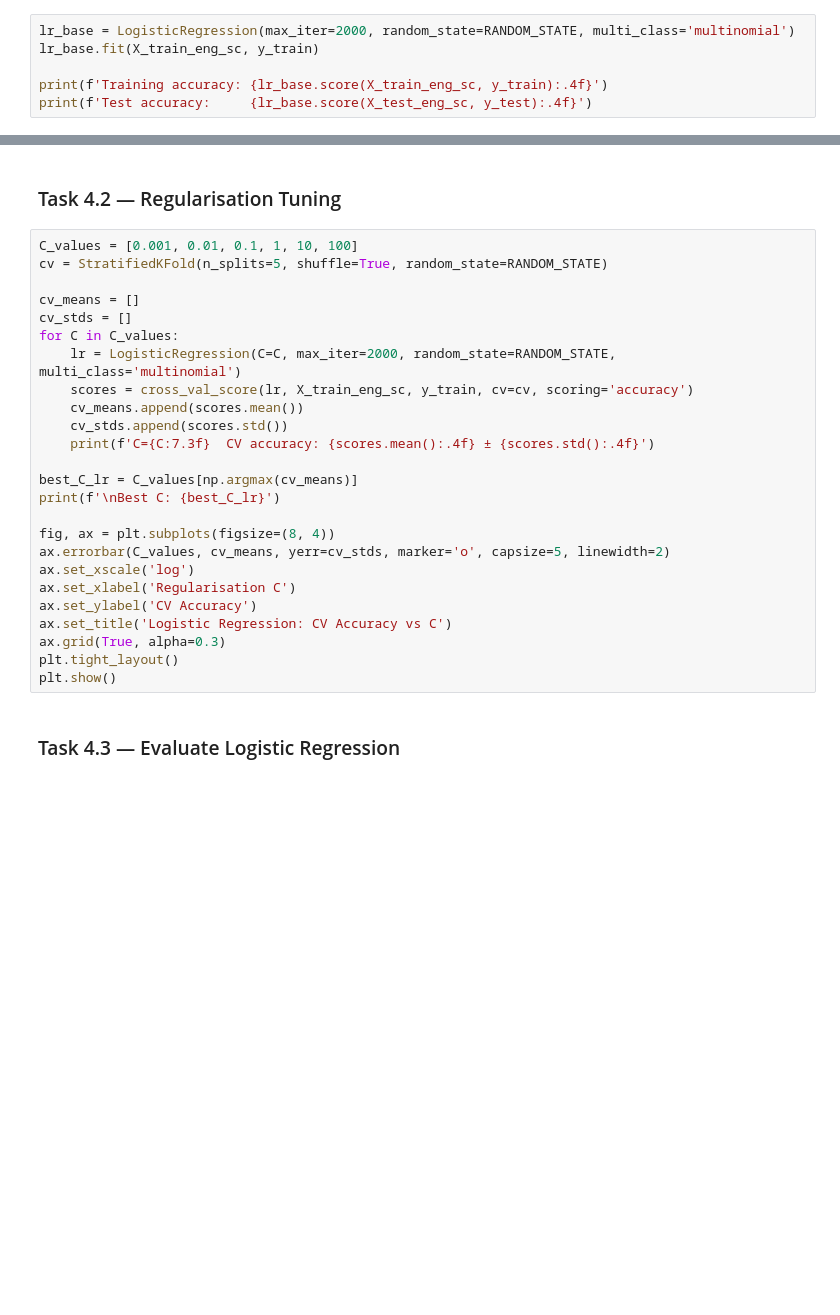
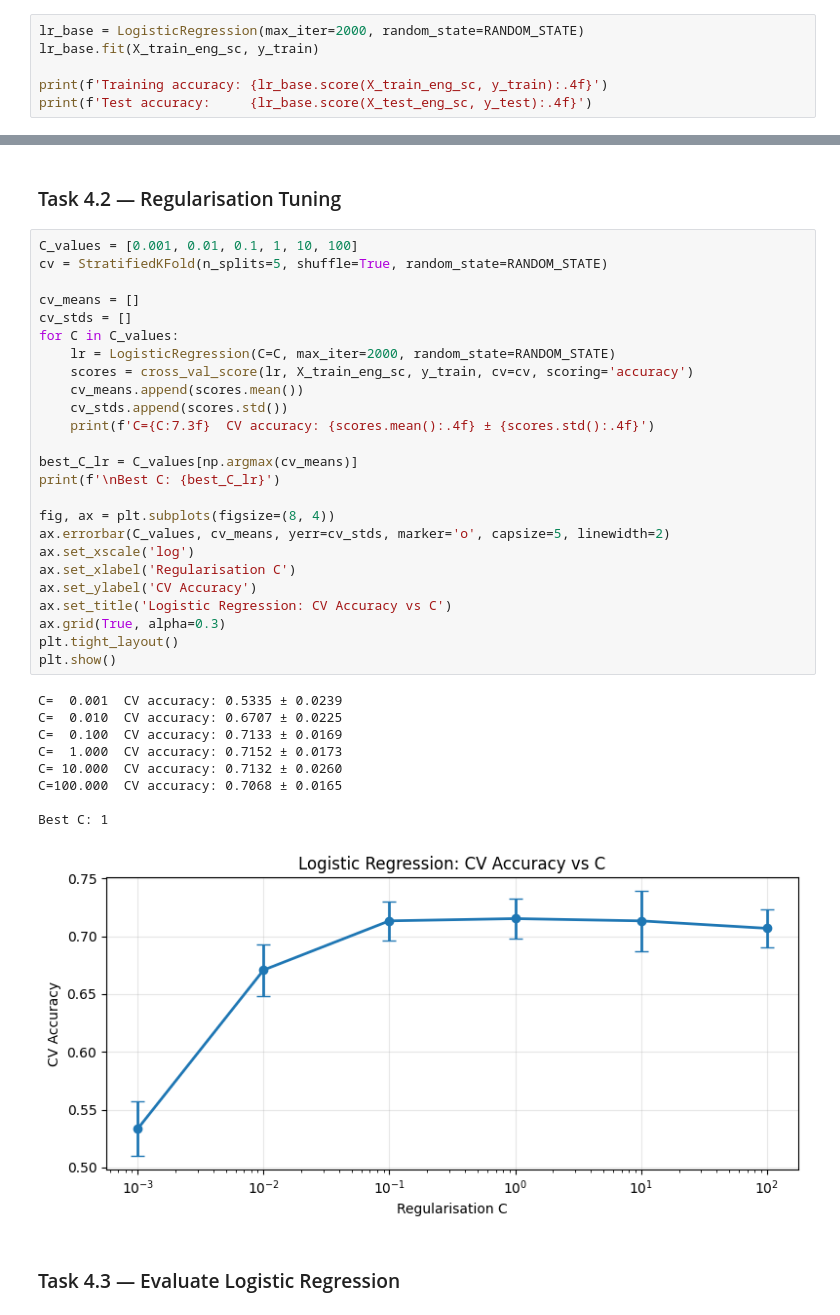
Before and after one commit to adil-rasheed/TTK4260-2026, a Jupyter notebook: AssignmentPart1/TTK4260_SteelPlates_Solution.ipynb, the cells around one changed output, grey strips where cells are left out. Saved outputs shown, nothing was run; the diff lists cells and outputs as text; blank space fills up the shorter version.

```diff
--- a/AssignmentPart1/TTK4260_SteelPlates_Solution.ipynb
+++ b/AssignmentPart1/TTK4260_SteelPlates_Solution.ipynb
@@ -223,7 +337,7 @@ print(mi_ranking.tail(5).to_string())
 # %% [markdown]
 ### Task 4.1 — Baseline Logistic Regression
 # %%
-lr_base = LogisticRegression(max_iter=2000, random_state=RANDOM_STATE, multi_class='multinomial')
+lr_base = LogisticRegression(max_iter=2000, random_state=RANDOM_STATE)
 lr_base.fit(X_train_eng_sc, y_train)
 
 print(f'Training accuracy: {lr_base.score(X_train_eng_sc, y_train):.4f}')
@@ -233,28 +350,38 @@ print(f'Test accuracy:     {lr_base.score(X_test_eng_sc, y_test):.4f}')
 # %%
 C_values = [0.001, 0.01, 0.1, 1, 10, 100]
 cv = StratifiedKFold(n_splits=5, shuffle=True, random_state=RANDOM_STATE)
 
 cv_means = []
 cv_stds = []
 for C in C_values:
-    lr = LogisticRegression(C=C, max_iter=2000, random_state=RANDOM_STATE, multi_class='multinomial')
+    lr = LogisticRegression(C=C, max_iter=2000, random_state=RANDOM_STATE)
     scores = cross_val_score(lr, X_train_eng_sc, y_train, cv=cv, scoring='accuracy')
     cv_means.append(scores.mean())
     cv_stds.append(scores.std())
     print(f'C={C:7.3f}  CV accuracy: {scores.mean():.4f} ± {scores.std():.4f}')
 
 best_C_lr = C_values[np.argmax(cv_means)]
 print(f'\nBest C: {best_C_lr}')
 
 fig, ax = plt.subplots(figsize=(8, 4))
 ax.errorbar(C_values, cv_means, yerr=cv_stds, marker='o', capsize=5, linewidth=2)
 ax.set_xscale('log')
 ax.set_xlabel('Regularisation C')
 ax.set_ylabel('CV Accuracy')
 ax.set_title('Logistic Regression: CV Accuracy vs C')
 ax.grid(True, alpha=0.3)
 plt.tight_layout()
 plt.show()
+# %% [output]
+C=  0.001  CV accuracy: 0.5335 ± 0.0239
+C=  0.010  CV accuracy: 0.6707 ± 0.0225
+C=  0.100  CV accuracy: 0.7133 ± 0.0169
+C=  1.000  CV accuracy: 0.7152 ± 0.0173
+C= 10.000  CV accuracy: 0.7132 ± 0.0260
+C=100.000  CV accuracy: 0.7068 ± 0.0165
+
+Best C: 1
+[figure, added]
 # %% [markdown]
 ### Task 4.3 — Evaluate Logistic Regression
 # %%
```
Also changed, not shown: parts of 14 cells of this notebook.
